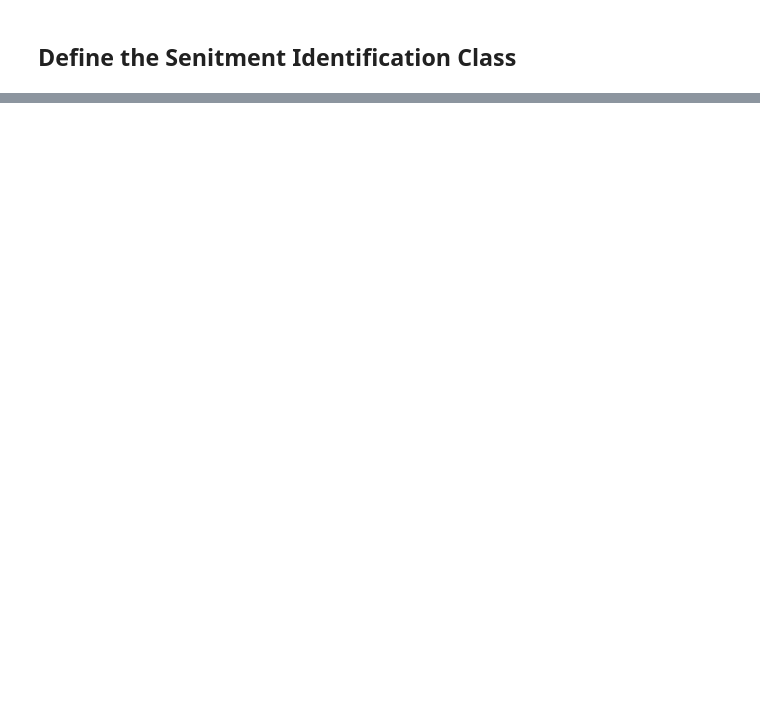
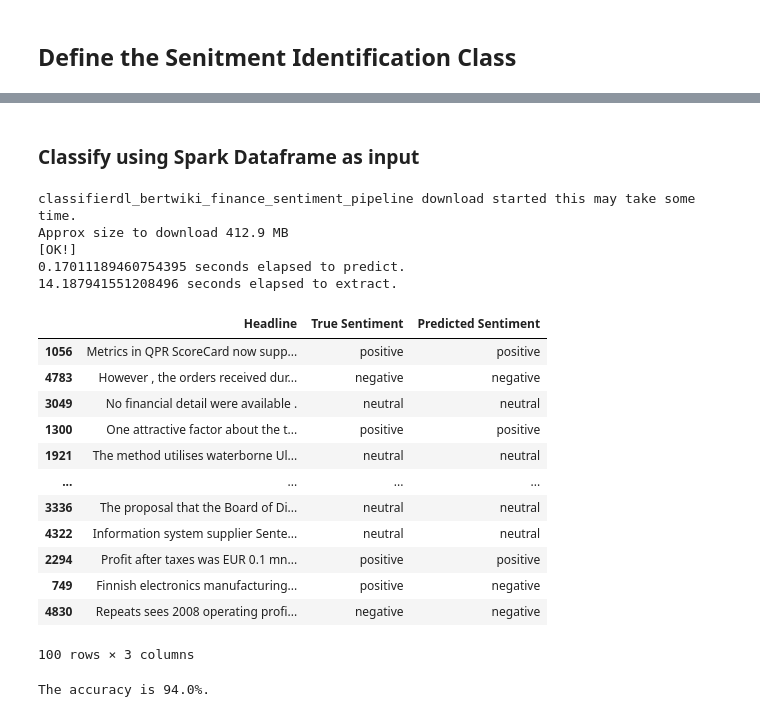
Before and after one commit to Maksym-Tymchenko/johnsnow, a Jupyter notebook: CLASS_FOR_SENTIMENT_DETECTION_USING_SNOW_LABS_PIPELINES.ipynb, the cells around one changed output, grey strips where cells are left out. Saved outputs shown, nothing was run; the diff lists cells and outputs as text; code cells hidden in the pictures; blank space fills up the shorter version.

```diff
--- a/CLASS_FOR_SENTIMENT_DETECTION_USING_SNOW_LABS_PIPELINES.ipynb
+++ b/CLASS_FOR_SENTIMENT_DETECTION_USING_SNOW_LABS_PIPELINES.ipynb
@@ -120,0 +440,76 @@ Approx size to download 155.3 MB
+# %% [markdown]
+### Classify using Spark Dataframe as input
+# %%
+# Store data in a Pandas Dataframe
+df_pandas = pd.read_csv("./sentiment-analysis-for-financial-news/all-data.csv", encoding='latin-1')
+
+# Change column names (pipelines require a "text" column to predict)
+df_pandas.columns = ['True Sentiment', 'text']
+
+# shuffle the DataFrame rows
+df_pandas = df_pandas.sample(frac = 1)
+
+# Make dataset smaller for faster runtime
+num_sentences = 100
+total_num_sentences = df_pandas.shape[0]
+df_pandas.drop(df_pandas.index[num_sentences:total_num_sentences], inplace=True)
+
+# Convert to spark dataframe for faster prediction
+df_spark = spark.createDataFrame(df_pandas)
+
+# Define pretrained pipeline
+pipeline = PretrainedPipeline("classifierdl_bertwiki_finance_sentiment_pipeline", lang = 'en')
+
+# Measure how long it takes
+start = time.time()
+
+# Predict the sentiment
+result = pipeline.transform(df_spark)
+
+# Measure how long it takes
+end_classify = time.time()
+
+print(f"{end_classify-start} seconds elapsed to predict.")
+
+# Extract the predictions from the dataframe
+annotations_list = result.select("class.result").collect()
+sentiment_list = [annotations_list[i].result[0] for i in range(num_sentences)]
+
+# Annotate previous dataframe for visualization
+df_pandas['Predicted Sentiment'] = sentiment_list
+
+# Move text column to the beginning
+text_column = df_pandas.pop('text')
+df_pandas.insert(0, 'Headline', text_column)
+
+# Measure how long it takes
+end_extract = time.time()
+
+print(f"{end_extract-start} seconds elapsed to extract.")
+
+display(df_pandas)
+
+y_true = df_pandas['True Sentiment'].to_numpy()
+y_pred = df_pandas['Predicted Sentiment'].to_numpy()
+
+print(f"The accuracy is {100* sum(y_true==y_pred)/len(y_true)}%. \n")
+# %% [output]
+classifierdl_bertwiki_finance_sentiment_pipeline download started this may take some time.
+Approx size to download 412.9 MB
+[OK!]
+0.17011189460754395 seconds elapsed to predict.
+14.187941551208496 seconds elapsed to extract.
+|  | Headline | True Sentiment | Predicted Sentiment |
+| 1056 | Metrics in QPR ScoreCard now supp... | positive | positive |
+| 4783 | However , the orders received dur... | negative | negative |
+| 3049 | No financial detail were available . | neutral | neutral |
+| 1300 | One attractive factor about the t... | positive | positive |
+| 1921 | The method utilises waterborne Ul... | neutral | neutral |
+| ... | ... | ... | ... |
+| 3336 | The proposal that the Board of Di... | neutral | neutral |
+| 4322 | Information system supplier Sente... | neutral | neutral |
+| 2294 | Profit after taxes was EUR 0.1 mn... | positive | positive |
+| 749 | Finnish electronics manufacturing... | positive | negative |
+| 4830 | Repeats sees 2008 operating profi... | negative | negative |
+100 rows × 3 columns
+The accuracy is 94.0%.
```
Also changed, not shown: parts of 18 cells of this notebook.
